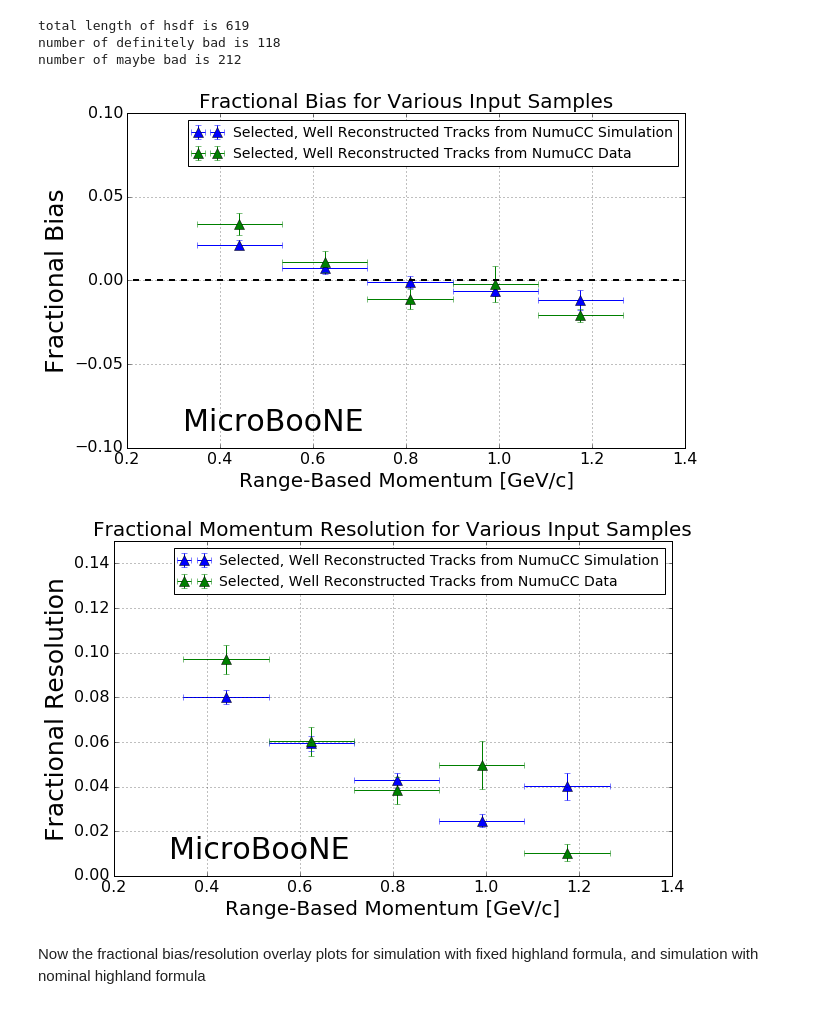
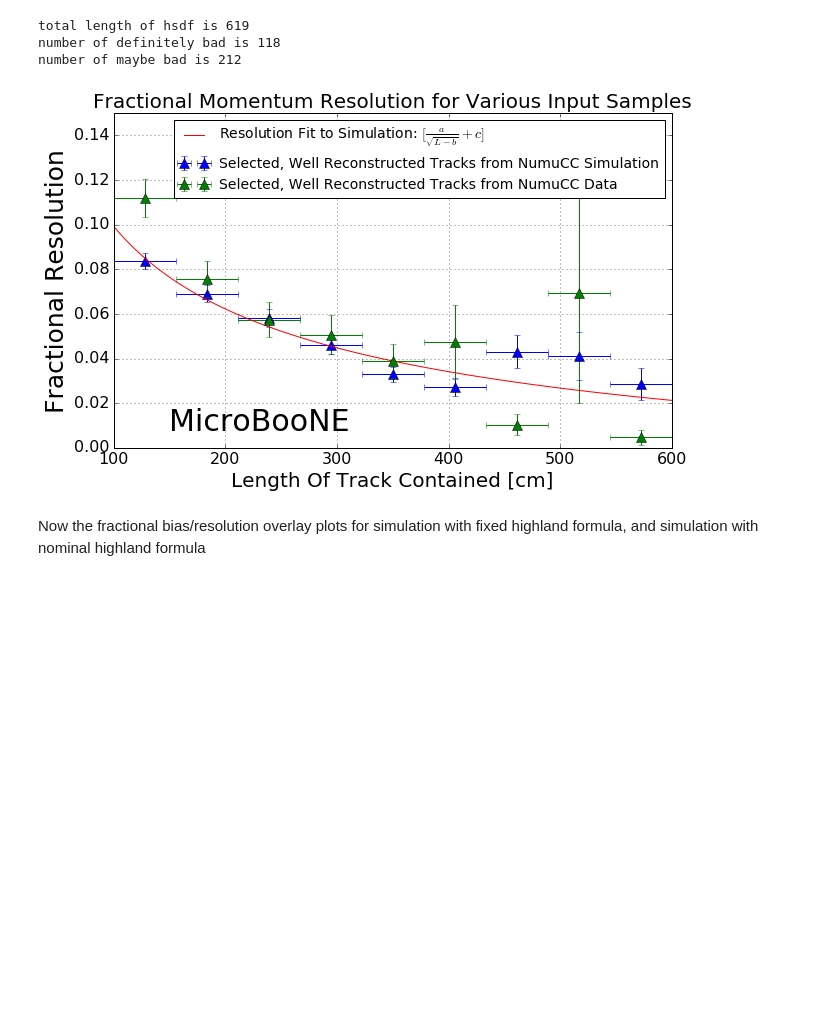
Before and after one commit to kaleko/MCS_Technote, a Jupyter notebook: JINST_figures.ipynb, the cells around one changed output. Saved outputs shown, nothing was run; the diff lists cells and outputs as text; code cells hidden in the pictures; blank space fills up the shorter version.

```diff
--- a/JINST_figures.ipynb
+++ b/JINST_figures.ipynb
@@ -539,14 +538,17 @@ def fractional_bias_plot(xvar = 'full_range_momentum', xbins = np.linspace(0.35,
         plt.tight_layout()
         plt.savefig(figdir + biasplotname,dpi=600)
 # %%
-#reco-true/true
+def res_eqtn(x,a,b,c):
+    return a/np.sqrt(x-b) + c
+
 def fractional_resolution_plot(xvar = 'full_range_momentum', xbins = np.linspace(0.35,1,10),
                    yvar = 'full_MCS_momentum', slicevar = 'full_range_momentum',
                          plot_bin_distributions = False, extraquery = None, slicetitlebase = None,
                         slicebins = np.linspace(-0.8,.8,20),
                         biasplotname = None, resplotname = None, biasmainfig_ylims = None,
                          resmainfig_ylims = None,
-                        usegausfit = False,addtext = None):
+                        usegausfit = False,addtext = None,
+                              draw_fit = False):
 
     plt.figure(figsize=(10,6))
     binning = xbins
@@ -613,6 +615,17 @@ def fractional_resolution_plot(xvar = 'full_range_momentum', xbins = np.linspace
 
         #BIAS PLOT
         plt.errorbar(bincenters[:-1],mystds,yerr=myerrs_bias,xerr=binwidth/2,fmt='^',markersize=10,label='%s'%titles[anatype])
+
+        #kaleko adding draw fit portion for simulation only
+        if draw_fit and anatype == 'MCBNBSelectedRecoTrack':
+            popt, pcov = curve_fit(res_eqtn, bincenters[:-1], mystds, sigma=myerrs_res)
+            fitx = np.linspace(plt.xlim()[0],plt.xlim()[1],100)
+            fity = res_eqtn(fitx,popt[0],popt[1],popt[2])
+            labelstring = 'Resolution Fit to Simulation: '
+            labelstring += '$[\\frac{a}{\sqrt{L-b}} + c]$'
+            plt.plot(fitx,fity,'r-',label=labelstring)
+        #kaleko end adding draw fit portion
+
     plt.ylabel('Fractional Resolution',fontsize=25)
     plt.xlabel('%s'%titles[slicevar],fontsize=20)
     plt.grid(True)
@@ -622,12 +635,14 @@ def fractional_resolution_plot(xvar = 'full_range_momentum', xbins = np.linspace
         blah = plt.ylim(resmainfig_ylims)
     if addtext is not None:
         plt.text(plt.xlim()[0]+(plt.xlim()[1]-plt.xlim()[0])*0.1, plt.ylim()[0] + (plt.ylim()[1]-plt.ylim()[0])*0.05, addtext, fontsize=30)
+
+
+
     if write_figures and resplotname is not None:
         print " \n\n Writing the main res figure!! %s\n\n" % (figdir+resplotname)
         plt.tight_layout()
         plt.savefig(figdir + resplotname,dpi=600)
 # %%
-
 fractional_bias_plot(xvar='full_range_momentum_inverse',yvar='full_MCS_momentum_inverse',
                      xbins=np.linspace(0.35,1.26666667,6),
                        plot_bin_distributions = True,
@@ -647,9 +662,20 @@ fractional_resolution_plot(xvar='full_range_momentum_inverse',yvar='full_MCS_mom
                        resplotname = 'MCS_range_resolution_multiplesamples_publicplot.png',
                        resmainfig_ylims = (0,.15),
                         usegausfit = True,addtext = 'MicroBooNE')
-# %% [output]
-[figure, removed]
-[figure, removed]
+# %%
+#tim bolton request fitting 1/sqrt(L), so i do that here
+fractional_resolution_plot(xvar='full_range_momentum_inverse',yvar='full_MCS_momentum_inverse',
+                     xbins=np.linspace(100,600,10),
+                       plot_bin_distributions = True,
+                       slicevar = 'full_length',
+                       slicetitlebase = None,
+                       slicebins = np.linspace(-0.8,0.8,50),
+                       resplotname = None,
+                       resmainfig_ylims = (0,.15),
+                        usegausfit = True,addtext = 'MicroBooNE',
+                          draw_fit=True)
+# %% [output]
+[figure, added]
 # %% [markdown]
 Now the fractional bias/resolution overlay plots for simulation with fixed highland formula, and simulation with nominal highland formula
 # %%
```
Also changed, not shown: parts of 1 cell of this notebook, 1 other file.
